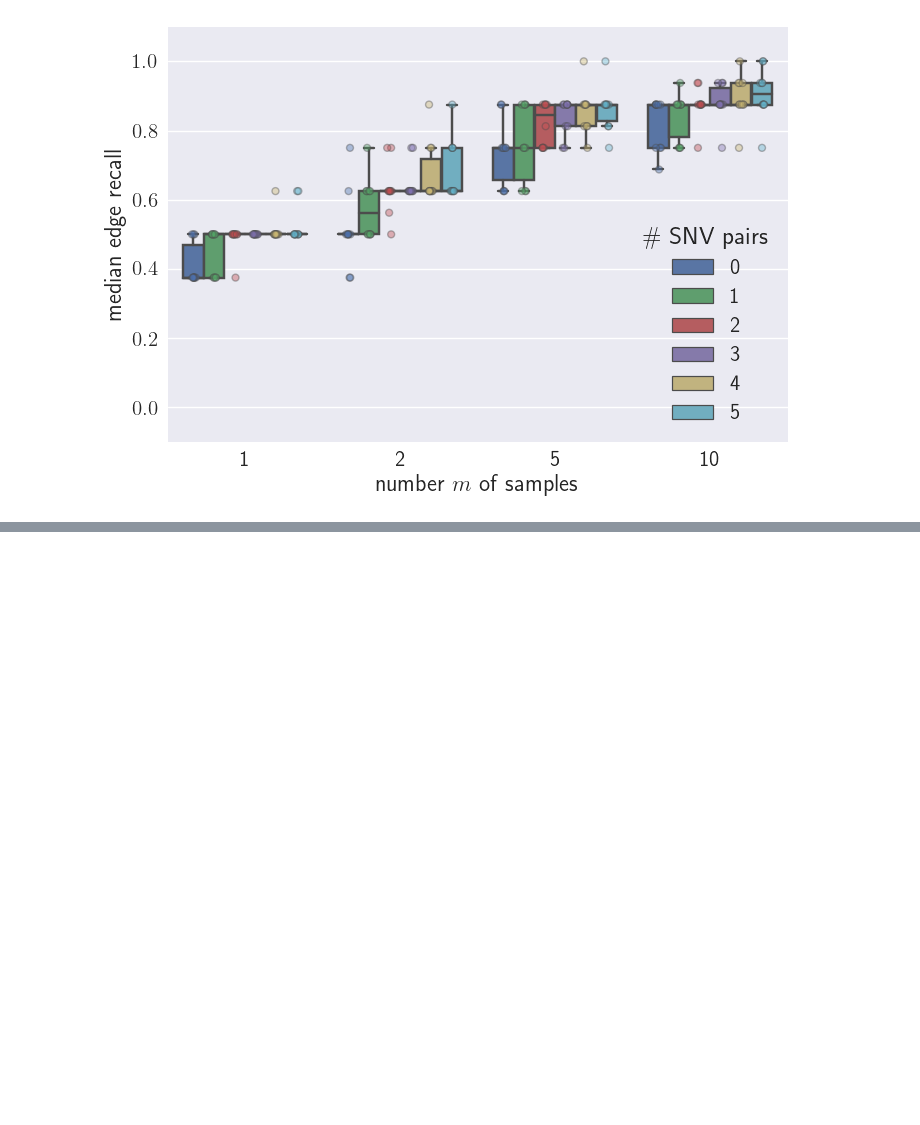
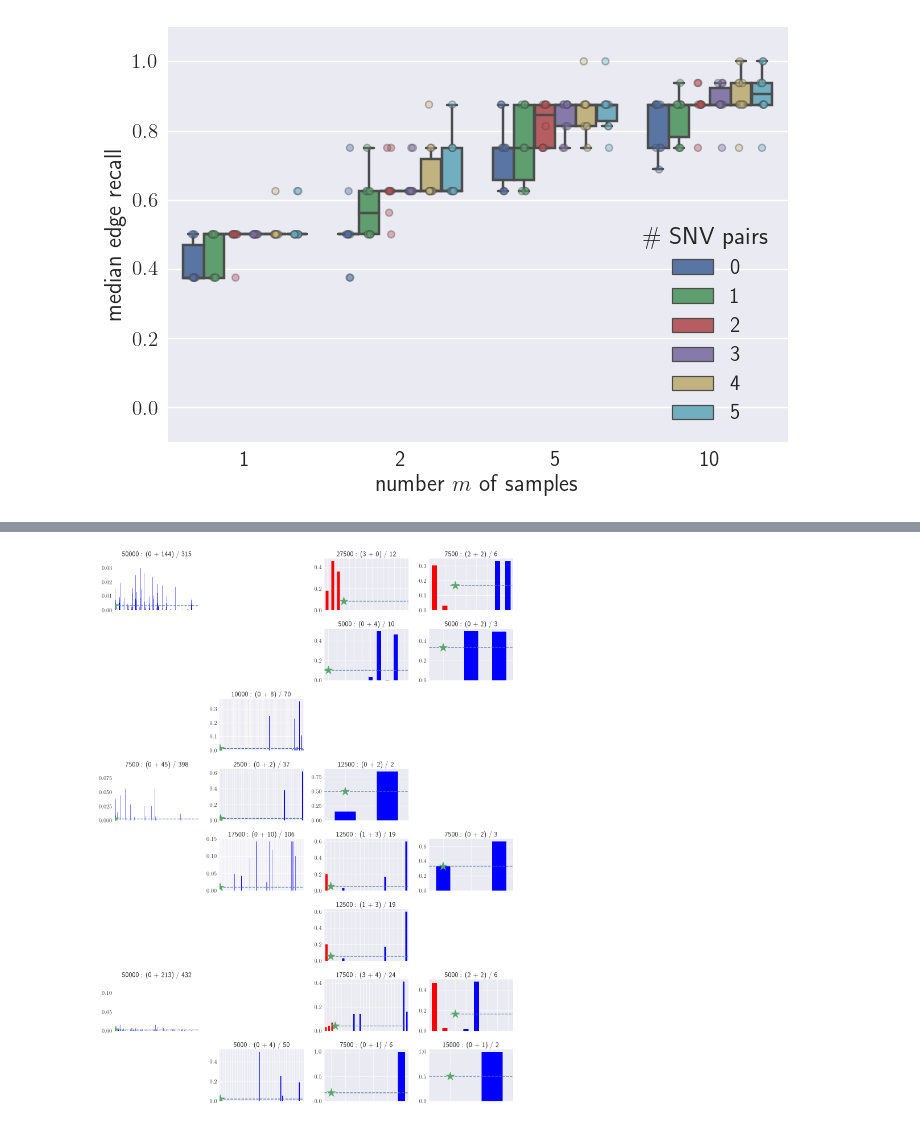
Before and after one commit to elkebir-group/PPM-NonUniq, a Jupyter notebook: analysis.ipynb, the cells around one changed output, grey strips where cells are left out. Drawn from its saved outputs; the diff is of its cells as text; code cells hidden in the pictures; blank space fills up the shorter version.

```diff
--- a/analysis.ipynb
+++ b/analysis.ipynb
@@ -467,0 +520,46 @@ plt.savefig("edge_recall_LRS.pdf")
+# %%
+nrRows=8
+nrCols=4
+ax = plt.subplot(nrRows, nrCols, 1)
+plot_uniformity('PhyloWGS_output/n7_S12_k1.tsv', ax)
+ax = plt.subplot(nrRows, nrCols, 3)
+plot_uniformity('PhyloWGS_output/n7_S12_k5.tsv', ax)
+ax = plt.subplot(nrRows, nrCols, 4)
+plot_uniformity('PhyloWGS_output/n7_S12_k10.tsv', ax)
+ax = plt.subplot(nrRows, nrCols, 7)
+plot_uniformity('PhyloWGS_output/n7_S23_k5.tsv', ax)
+ax = plt.subplot(nrRows, nrCols, 8)
+plot_uniformity('PhyloWGS_output/n7_S23_k10.tsv', ax)
+ax = plt.subplot(nrRows, nrCols, 10)
+plot_uniformity('PhyloWGS_output/n7_S30_k2.tsv', ax)
+ax = plt.subplot(nrRows, nrCols, 13)
+plot_uniformity('PhyloWGS_output/n7_S49_k1.tsv', ax)
+ax = plt.subplot(nrRows, nrCols, 14)
+plot_uniformity('PhyloWGS_output/n7_S49_k2.tsv', ax)
+ax = plt.subplot(nrRows, nrCols, 15)
+plot_uniformity('PhyloWGS_output/n7_S49_k5.tsv', ax)
+ax = plt.subplot(nrRows, nrCols, 18)
+plot_uniformity('PhyloWGS_output/n7_S61_k2.tsv', ax)
+ax = plt.subplot(nrRows, nrCols, 19)
+plot_uniformity('PhyloWGS_output/n7_S61_k5.tsv', ax)
+ax = plt.subplot(nrRows, nrCols, 20)
+plot_uniformity('PhyloWGS_output/n7_S61_k10.tsv', ax)
+ax = plt.subplot(nrRows, nrCols, 23)
+plot_uniformity('PhyloWGS_output/n7_S61_k5.tsv', ax)
+ax = plt.subplot(nrRows, nrCols, 25)
+plot_uniformity('PhyloWGS_output/n7_S7_k1.tsv', ax)
+ax = plt.subplot(nrRows, nrCols, 27)
+plot_uniformity('PhyloWGS_output/n7_S7_k5.tsv', ax)
+ax = plt.subplot(nrRows, nrCols, 28)
+plot_uniformity('PhyloWGS_output/n7_S7_k10.tsv', ax)
+ax = plt.subplot(nrRows, nrCols, 30)
+plot_uniformity('PhyloWGS_output/n7_S81_k2.tsv', ax)
+ax = plt.subplot(nrRows, nrCols, 31)
+plot_uniformity('PhyloWGS_output/n7_S81_k5.tsv', ax)
+ax = plt.subplot(nrRows, nrCols, 32)
+plot_uniformity('PhyloWGS_output/n7_S81_k10.tsv', ax)
+plt.gcf().set_size_inches(15, 20)
+plt.tight_layout()
+plt.savefig("PhyloWGS.pdf")
+# %% [output]
+[figure, added]
```
Also changed, not shown: parts of 10 cells of this notebook, 20 other files.
